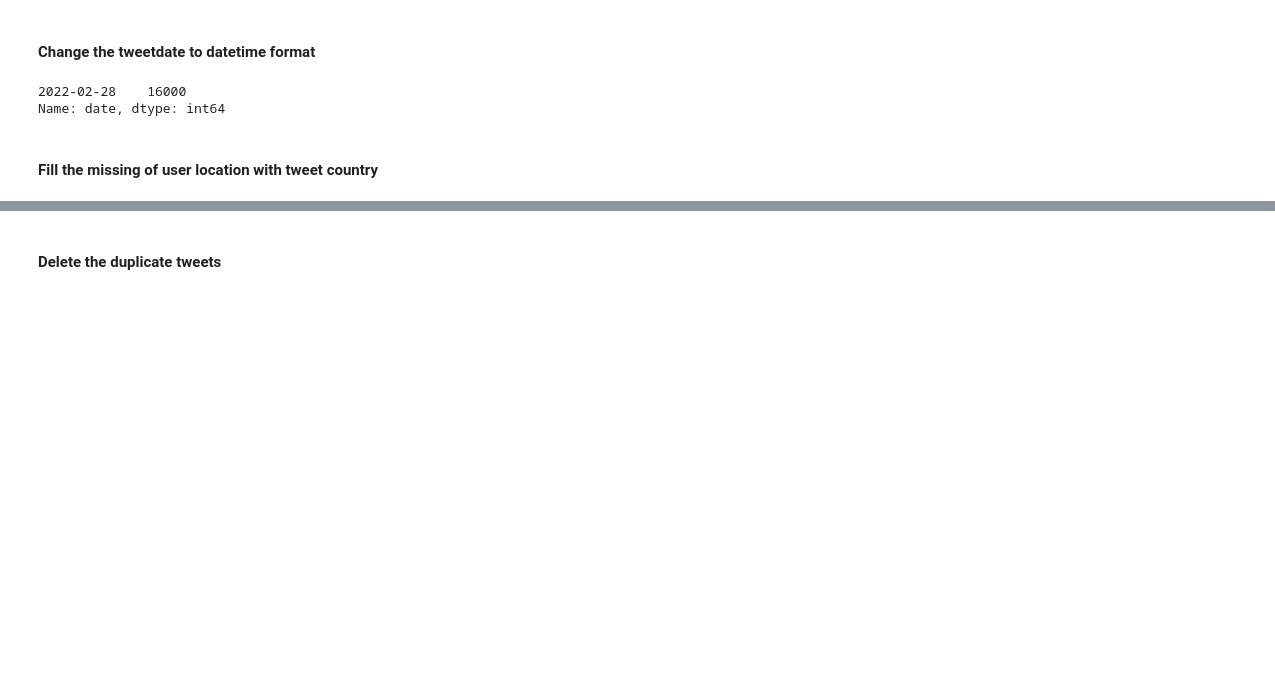
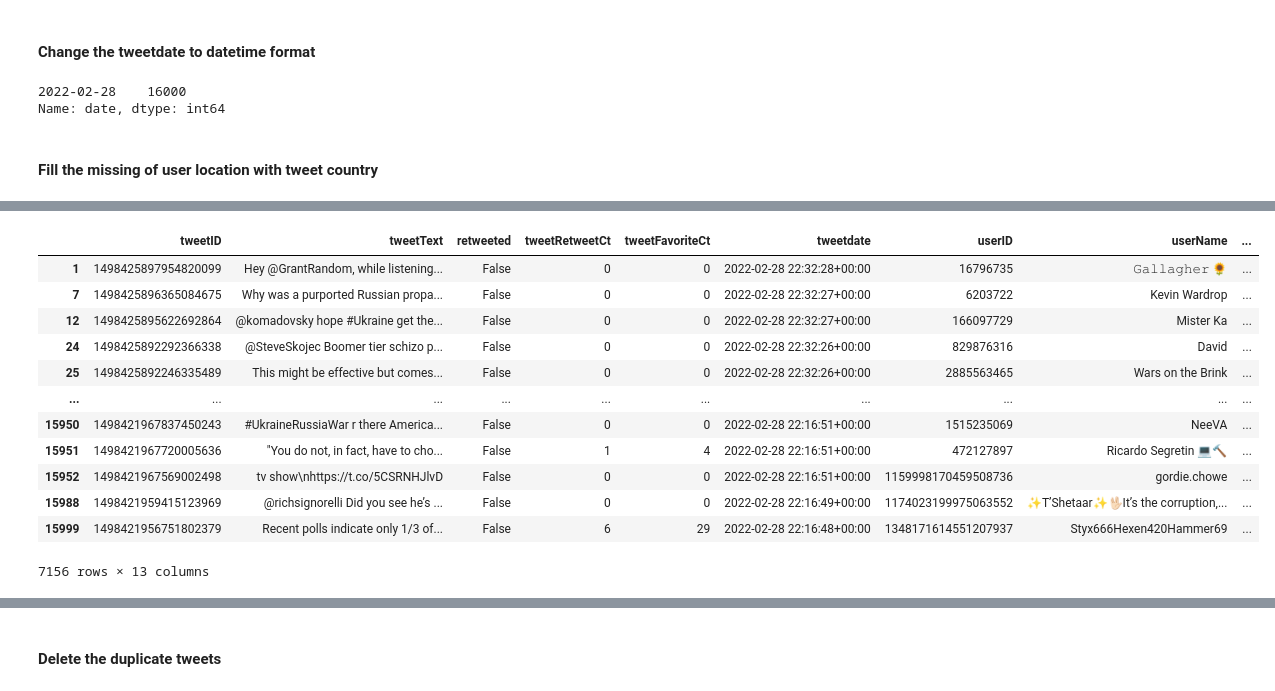
Before and after one commit to samah-balkhair/Tweets_Opinions, a Jupyter notebook: Tweets_Opinions.ipynb, the cells around one changed output, grey strips where cells are left out. Cells and saved outputs as stored; diff of their text form; code cells hidden in the pictures; blank space fills up the shorter version.

Commit message:
start filling missing country code

```diff
--- a/Tweets_Opinions.ipynb
+++ b/Tweets_Opinions.ipynb
@@ -18,7 +19,7 @@ from nltk.util import bigrams, trigrams, ngrams
 ### Transfer the Imported Data to a Dataframe
 After importing the tweets using the Twitter API in the import_tweets_hashtag.py file, we will read it using a dataframe, and check the shape and the missing data on the raw data
 # %%
-raw_df = pd.read_csv('raw_data.csv')
+raw_df = pd.read_csv('./data/raw_data.csv')
 #raw_df.sample(10)
 raw_df.shape
 # %% [output]
@@ -45,6 +46,6 @@ sns.heatmap(raw_df.isnull(), cbar=False)
 |- userLocation:        | The location of the user  |
 |- Tweetcountry:        | The location of the user  |
 # %%
-tweet_df = raw_df[['tweetID','tweetText','retweeted', 'tweetRetweetCt','tweetFavoriteCt','tweetdate','userID','userName','userLocation','TweetPlace','Tweetcountry']]
+tweet_df = raw_df[['tweetID','tweetText','retweeted', 'tweetRetweetCt','tweetFavoriteCt','tweetdate','userID','userName','userLocation','TweetPlace','Tweetcountry','countrycode']]
 tweet_df.shape
 # %% [output]
@@ -62,0 +94,16 @@ Name: date, dtype: int64
+# %%
+tweet_df[tweet_df['countrycode'].isnull() & tweet_df['userLocation'].notnull()]
+# %% [output]
+|  | tweetID | tweetText | retweeted | tweetRetweetCt | tweetFavoriteCt | tweetdate | userID | userName | ... |
+| 1 | 1498425897954820099 | Hey @GrantRandom, while listening... | False | 0 | 0 | 2022-02-28 22:32:28+00:00 | 16796735 | 𝙶𝚊𝚕𝚕𝚊𝚐𝚑𝚎𝚛 🌻 | ... |
+| 7 | 1498425896365084675 | Why was a purported Russian propa... | False | 0 | 0 | 2022-02-28 22:32:27+00:00 | 6203722 | Kevin Wardrop | ... |
+| 12 | 1498425895622692864 | @komadovsky hope #Ukraine get the... | False | 0 | 0 | 2022-02-28 22:32:27+00:00 | 166097729 | Mister Ka | ... |
+| 24 | 1498425892292366338 | @SteveSkojec Boomer tier schizo p... | False | 0 | 0 | 2022-02-28 22:32:26+00:00 | 829876316 | David | ... |
+| 25 | 1498425892246335489 | This might be effective but comes... | False | 0 | 0 | 2022-02-28 22:32:26+00:00 | 2885563465 | Wars on the Brink | ... |
+| ... | ... | ... | ... | ... | ... | ... | ... | ... | ... |
+| 15950 | 1498421967837450243 | #UkraineRussiaWar r there America... | False | 0 | 0 | 2022-02-28 22:16:51+00:00 | 1515235069 | NeeVA | ... |
+| 15951 | 1498421967720005636 | "You do not, in fact, have to cho... | False | 1 | 4 | 2022-02-28 22:16:51+00:00 | 472127897 | Ricardo Segretin 💻🔨 | ... |
+| 15952 | 1498421967569002498 | tv show\nhttps://t.co/5CSRNHJlvD | False | 0 | 0 | 2022-02-28 22:16:51+00:00 | 1159998170459508736 | gordie.chowe | ... |
+| 15988 | 1498421959415123969 | @richsignorelli Did you see he’s ... | False | 0 | 0 | 2022-02-28 22:16:49+00:00 | 1174023199975063552 | ✨T’Shetaar✨🖖🏻It’s the corruption,... | ... |
+| 15999 | 1498421956751802379 | Recent polls indicate only 1/3 of... | False | 6 | 29 | 2022-02-28 22:16:48+00:00 | 1348171614551207937 | Styx666Hexen420Hammer69 | ... |
+7156 rows × 13 columns
```
Also changed, not shown: parts of 24 cells of this notebook, 6 other files.
